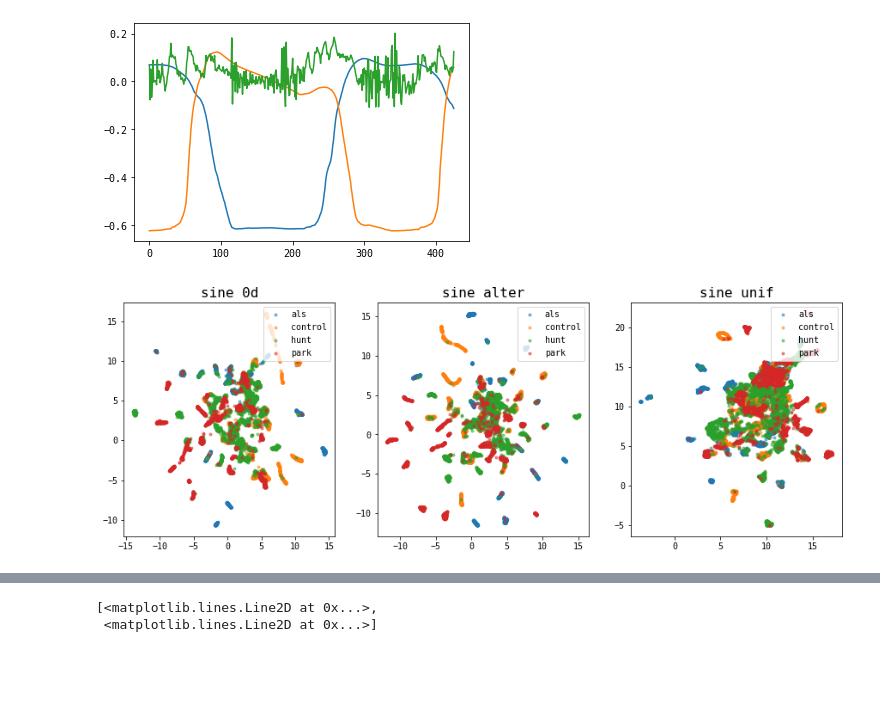
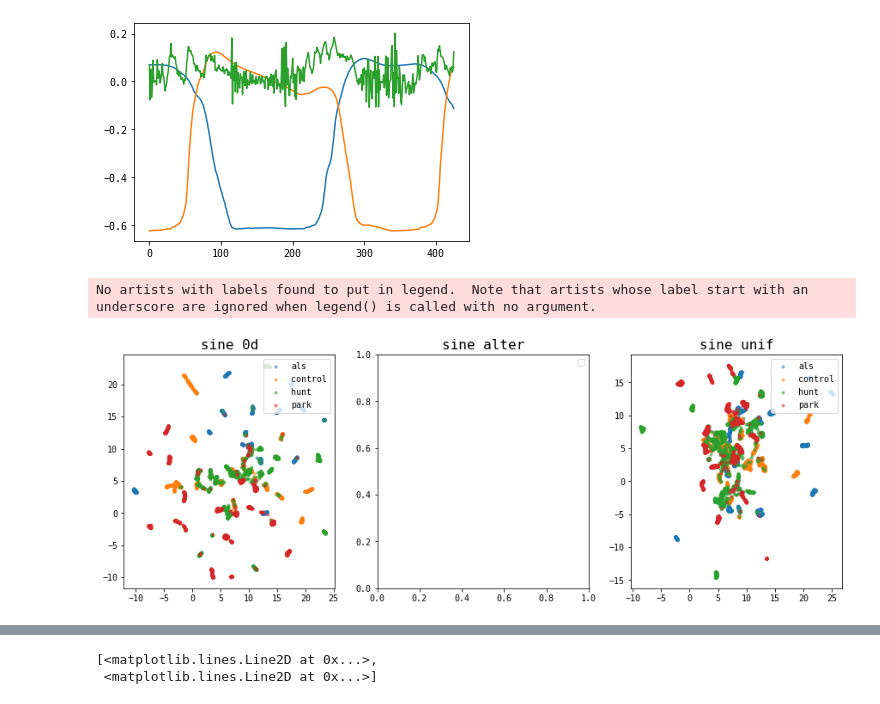
Before and after one commit to sinwall/geoml, a Jupyter notebook: gait.ipynb, the cells around one changed output, grey strips where cells are left out. Cells and saved outputs as stored; diff of their text form; code cells hidden in the pictures; blank space fills up the shorter version.

```diff
--- a/gait.ipynb
+++ b/gait.ipynb
@@ -236,12 +247,17 @@ print(confusion_matrix(y_true[mask_subcls & mask_non_outlier], y_pred[mask_subcl
 # %%
+f_of_interest = s_to_d_fft[..., 0]
+
 plt.figure(figsize=(24, 4))
 for num, label in enumerate(np.unique(labels)):
     mask = (seg_labels == label) & mask_non_outlier
-    plt.scatter(np.where(mask)[0], sine_0d[mask, 2], s=9., color=f'C{num}')
+    plt.scatter(np.where(mask)[0], f_of_interest[mask], s=9., color=f'C{num}')
+ymin, ymax = plt.ylim(auto=False)
 for indiv in range(n_indivs):
     plt.vlines(
-        x=np.arange(n_indivs)*n_segs_per_indiv, ymin=-20, ymax=20,
+        x=np.arange(n_indivs)*n_segs_per_indiv, ymin=ymin, ymax=ymax,
         linewidth=0.5, linestyle='--', color='black')
-    plt.text(n_segs_per_indiv*(indiv+0.5), 20, indiv, fontsize=10, ha='center')
+    plt.text(n_segs_per_indiv*(indiv+0.5), ymax, indiv, fontsize=10, ha='center')
 plt.xlim(0, x.shape[0])
+plt.title('', fontsize=20)
+plt.show(); plt.close()
 # %% [output]
@@ -249,0 +265,4 @@ plt.xlim(0, x.shape[0])
+# %%
+for num, label in enumerate(np.unique(labels)):
+    mask = (seg_labels == label) & mask_non_outlier
+    plt.scatter(s_to_d_fft[mask, 1], s_to_d_fft[mask, 0], s=9., color=f'C{num}', alpha=0.3)
@@ -249,0 +271,10 @@ plt.xlim(0, x.shape[0])
+# %%
+from sklearn.manifold import TSNE, Isomap
+
+for i, label in enumerate(np.unique(labels)):
+    if label not in subcls: continue
+    plt.scatter(
+        *PCA(n_components=2).fit_transform(integrals_normal[mask_non_outlier & mask_subcls])[(seg_labels == label)[mask_non_outlier & mask_subcls]].T,
+        color=f'C{i}', s=9., alpha=0.3
+        )
+plt.show(); plt.close()
@@ -277,39 +389,39 @@ plt.plot(*x[(y_true==labels[0]) & (y_pred==labels[1])][22, :, 2:].T)
 # %%
 from umap import UMAP
 
-sine_filter = SineFilter(dim=x.shape[-1], n_filters=32, scale=1e1, random_state=42)
+sine_filter = SineFilter(dim=x.shape[-1], n_filters=128, scale=1e1, random_state=42)
 sine_0d = sine_filter.apply(x, w)
-
-w_alter = calculate_weighting_vectors(x)[..., np.newaxis]
-sine_alter = sine_filter.apply(x, w_alter)
 
 sine_unif = sine_filter.apply(x, np.ones_like(w))
 
 reducer = UMAP(random_state=42)
 
 reduced_0d = reducer.fit_transform(sine_0d[mask_non_outlier])
-reduced_alter = reducer.fit_transform(sine_alter[mask_non_outlier])
 reduced_unif = reducer.fit_transform(sine_unif[mask_non_outlier])
+# w_alter = calculate_weighting_vectors(x)[..., np.newaxis]
+# sine_alter = sine_filter.apply(x, w_alter)
+# reduced_alter = reducer.fit_transform(sine_alter[mask_non_outlier])
 # %%
 fig, axs = plt.subplots(ncols=3, figsize=(15, 5))
 for num, label in enumerate(np.unique(labels)):
     axs[0].scatter(*reduced_0d[seg_labels[mask_non_outlier]==label].T, s=9, color=f'C{num}', alpha=0.5, label=label)
-    axs[1].scatter(*reduced_alter[seg_labels[mask_non_outlier]==label].T, s=9, color=f'C{num}', alpha=0.5, label=label)
+    # axs[1].scatter(*reduced_alter[seg_labels[mask_non_outlier]==label].T, s=9, color=f'C{num}', alpha=0.5, label=label)
     axs[2].scatter(*reduced_unif[seg_labels[mask_non_outlier]==label].T, s=9, color=f'C{num}', alpha=0.5, label=label)
 ax = axs[0]
 ax.set_title('sine 0d', fontsize=16)
 
 ax = axs[1]
 ax.set_title('sine alter', fontsize=16)
 
 ax = axs[2]
 ax.set_title('sine unif', fontsize=16)
 
 for ax in axs:
     ax.legend(loc='upper right')
 plt.show(); plt.close()
 # %% [output]
+No artists with labels found to put in legend.  Note that artists whose label start with an underscore are ignored when legend() is called with no argument.
-[figure, old version]
+[figure, new version]
 # %%
 # reduced = reducer.fit_transform(sine_0d[mask_nonstart])
 plt.figure(figsize=(15, 15))
```
Also changed, not shown: parts of 14 cells of this notebook.
